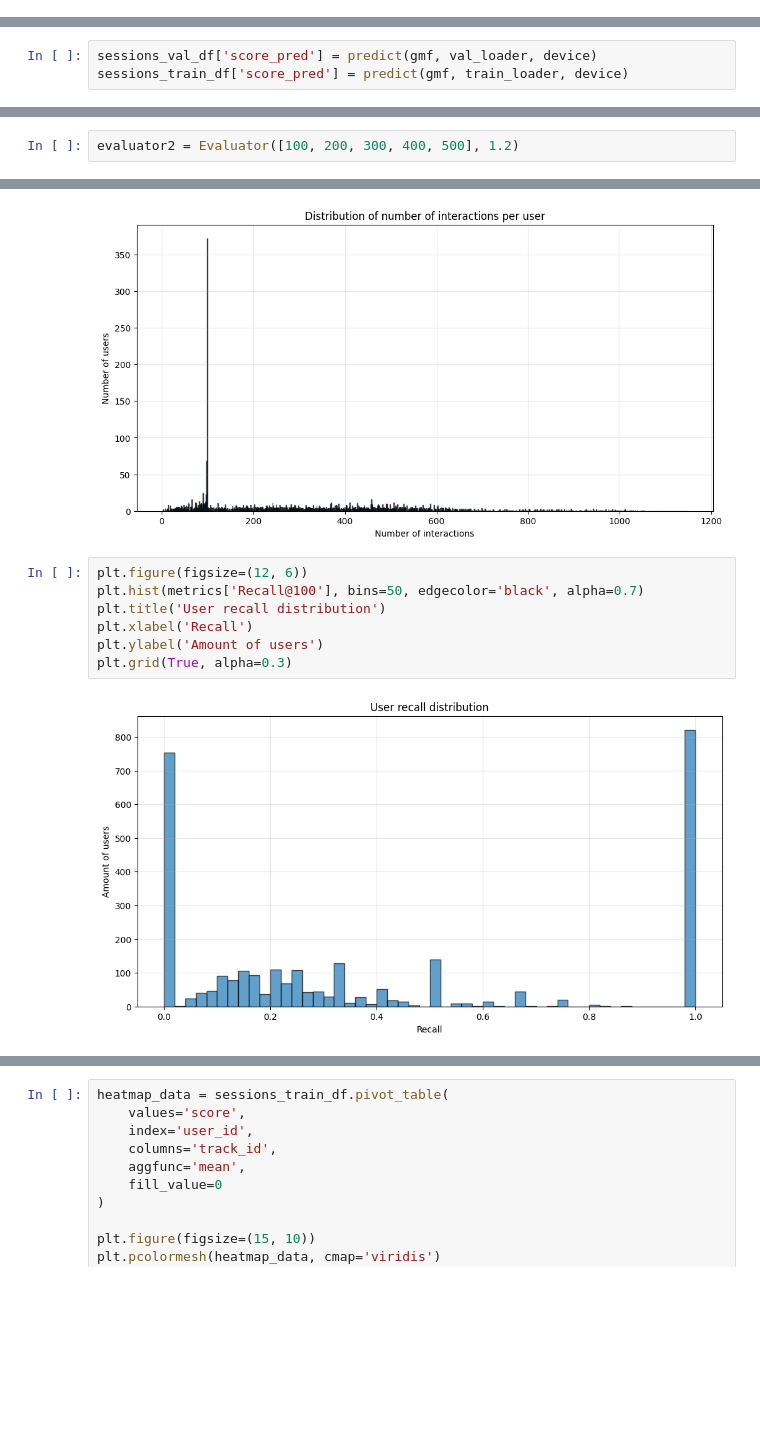
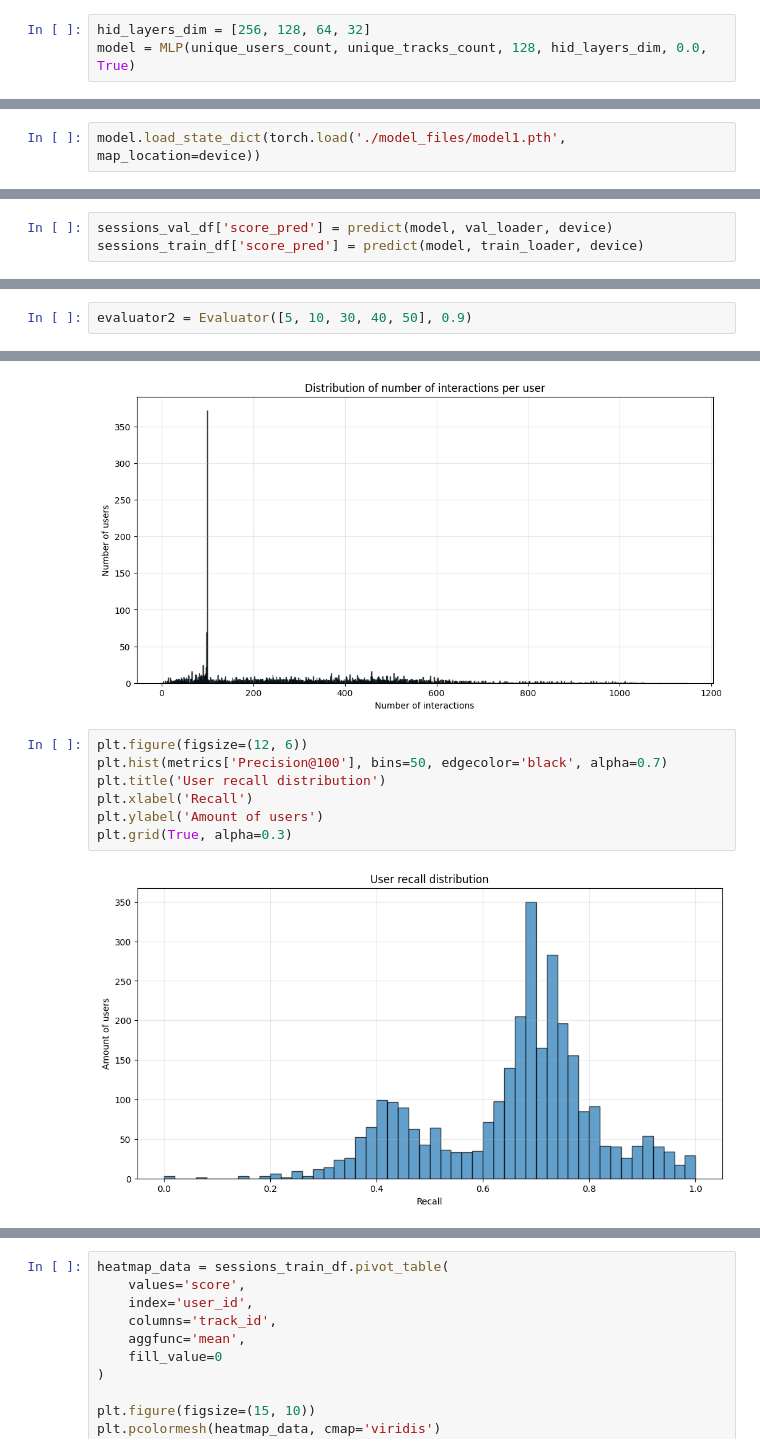
Before and after one commit to maksbilski/playlist_recommendation_system, a Jupyter notebook: training.ipynb, the cells around one changed output, grey strips where cells are left out. Cells and saved outputs as stored; diff of their text form; blank space fills up the shorter version.

```diff
--- a/training.ipynb
+++ b/training.ipynb
@@ -45 +74,4 @@ gmf = GMF(unique_users_count + 1, unique_tracks_count + 1, 64, 0.0, True, True,
+# %%
+hid_layers_dim = [256, 128, 64, 32]
+model = MLP(unique_users_count, unique_tracks_count, 128, hid_layers_dim, 0.0, True)
 # %%
@@ -63,0 +114,2 @@ plt.show()
+# %%
+model.load_state_dict(torch.load('./model_files/model1.pth', map_location=device))
@@ -75,3 +135,3 @@ print("Średnia norma item embeddings:", avg_item_norm.item())
 # %%
-sessions_val_df['score_pred'] = predict(gmf, val_loader, device)
-sessions_train_df['score_pred'] = predict(gmf, train_loader, device)
+sessions_val_df['score_pred'] = predict(model, val_loader, device)
+sessions_train_df['score_pred'] = predict(model, train_loader, device)
@@ -80,6 +170,6 @@ random_ids = np.random.choice(3000, size=1000, replace=False)
 selected_train_df = sessions_train_df[sessions_train_df['user_id'].isin(random_ids)]
 selected_val_df = sessions_val_df[sessions_val_df['user_id'].isin(random_ids)]
 # %%
-evaluator2 = Evaluator([100, 200, 300, 400, 500], 1.2)
+evaluator2 = Evaluator([5, 10, 30, 40, 50], 0.9)
 # %%
 metrics = evaluator2.evaluate(sessions_train_df)
@@ -124,11 +240,11 @@ plt.grid(True, alpha=0.3)
 [figure]
 # %%
 plt.figure(figsize=(12, 6))
-plt.hist(metrics['Recall@100'], bins=50, edgecolor='black', alpha=0.7)
+plt.hist(metrics['Precision@100'], bins=50, edgecolor='black', alpha=0.7)
 plt.title('User recall distribution')
 plt.xlabel('Recall')
 plt.ylabel('Amount of users')
 plt.grid(True, alpha=0.3)
 # %% [output]
-[figure, old version]
+[figure, new version]
 # %%
```
Also changed, not shown: parts of 24 cells of this notebook.
